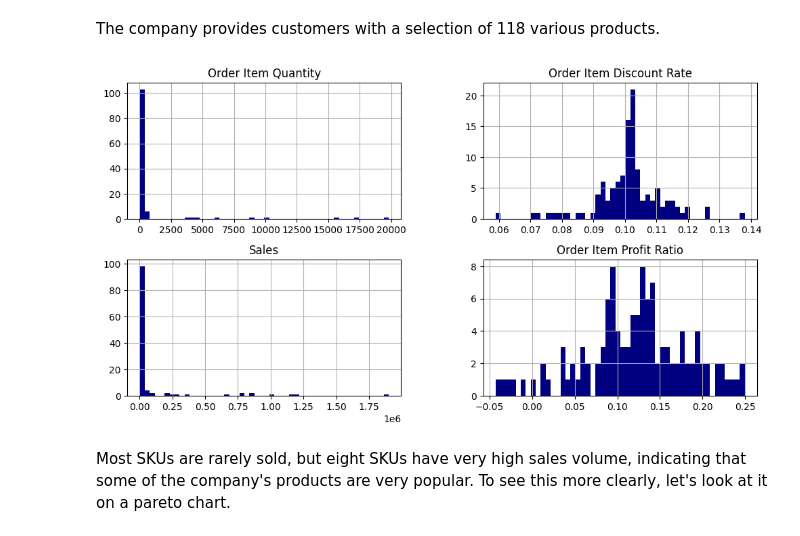
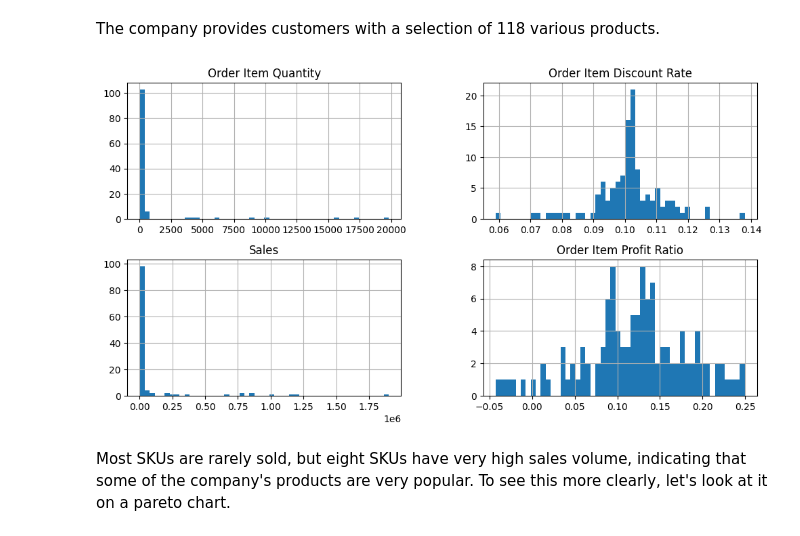
Before and after one commit to emirhansilsupur/supply-chain-analytics-forecasting, a Jupyter notebook: SC_Analytics_Forecasting.ipynb, the cells around one changed output. Saved outputs shown, nothing was run; the diff lists cells and outputs as text; code cells hidden in the pictures.

```diff
--- a/SC_Analytics_Forecasting.ipynb
+++ b/SC_Analytics_Forecasting.ipynb
@@ -706,9 +706,9 @@ df_clustering_agg.shape
 # %% [markdown]
 The company provides customers with a selection of 118 various products.
 # %%
-df_clustering_agg.hist(figsize=(12,6),bins=50,color="navy");
+df_clustering_agg.hist(figsize=(12,6),bins=50);
 # %% [output]
-[figure, old version]
+[figure, new version]
 # %% [markdown]
 Most SKUs are rarely sold, but eight SKUs have very high sales volume, indicating that some of the company's products are very popular. To see this more clearly, let's look at it on a pareto chart.
 # %%
```
Also changed, not shown: parts of 8 cells of this notebook.
